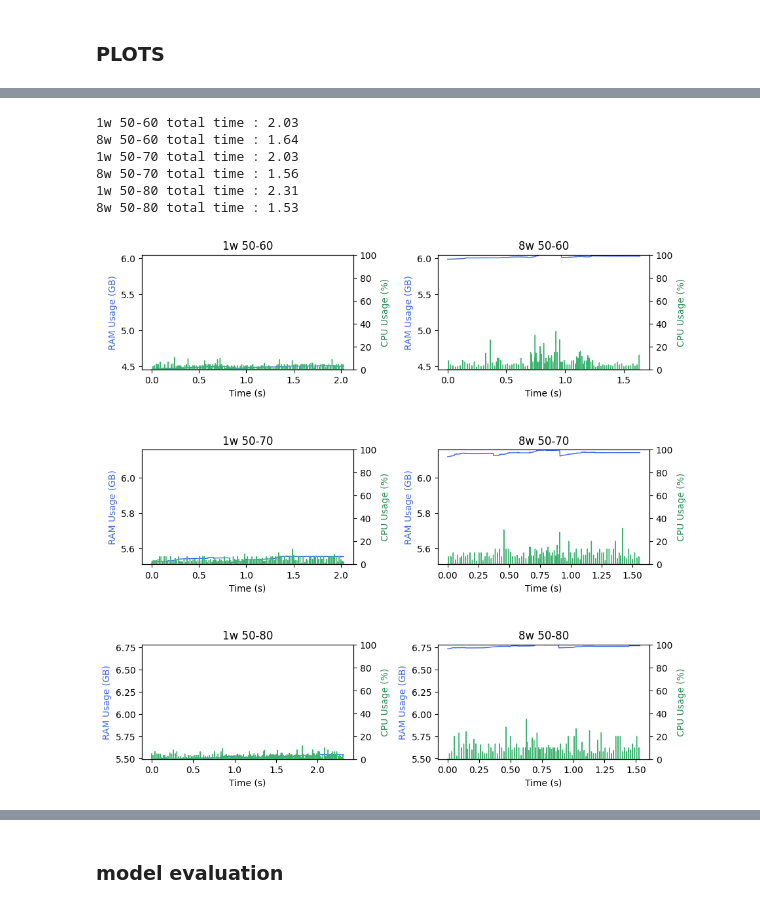
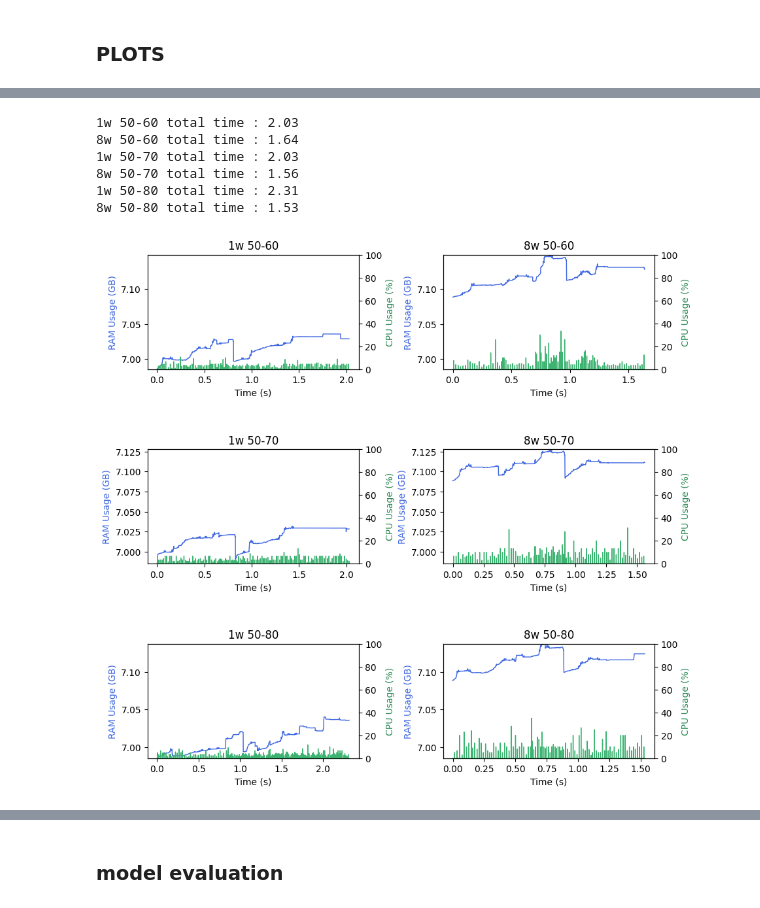
Before and after one commit to gitaler/spark_autoencoder_recommender, a Jupyter notebook: plots and stats.ipynb, the cells around one changed output, grey strips where cells are left out. Drawn from its saved outputs; the diff is of its cells as text; code cells hidden in the pictures.

```diff
--- a/plots and stats.ipynb
+++ b/plots and stats.ipynb
@@ -161,19 +159,19 @@ plot_2_2(step=1,
 # %%
 # 2 movie prep
 plot_3_2(step=2,
          train_plot=False,
          single_cpu_mavg=15,
-         single_ram_mavg=10,
+         single_ram_mavg=1,
          distr_cpu_mavg=5,
-         distr_ram_mavg=10)
+         distr_ram_mavg=1)
 # %% [output]
 1w 50-60 total time : 2.03
 8w 50-60 total time : 1.64
 1w 50-70 total time : 2.03
 8w 50-70 total time : 1.56
 1w 50-80 total time : 2.31
 8w 50-80 total time : 1.53
-[figure, old version]
+[figure, new version]
 # %%
 # 3 movies ratings join
 plot_3_2(step=3,
```
Also changed, not shown: parts of 7 cells of this notebook.
